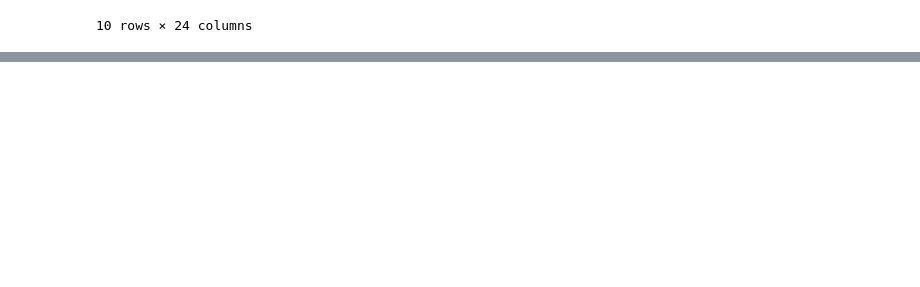
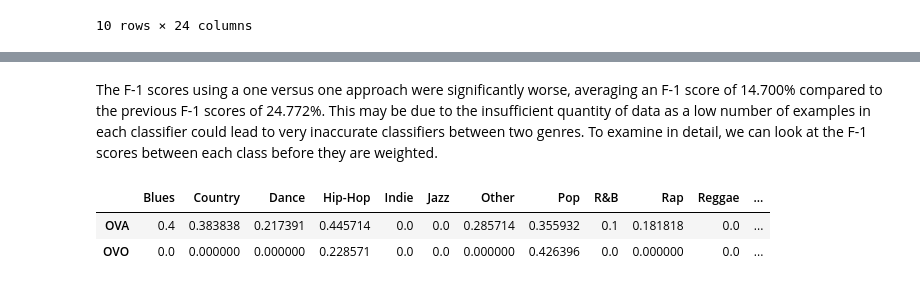
Before and after one commit to Mabanta/CMSC422_Final, a Jupyter notebook: 422final.ipynb, the cells around one changed output, grey strips where cells are left out. Cells and saved outputs as stored; diff of their text form; code cells hidden in the pictures; blank space fills up the shorter version.

```diff
--- a/422final.ipynb
+++ b/422final.ipynb
@@ -52,5 +55,11 @@ import re
 # %%
-
+# Import libraries for data collection
+import pandas as pd
+import requests as rq
+from bs4 import BeautifulSoup as bs
+import datetime as dt
+import re
+SCRAPING = False
 
 # Returns a formatted string from a datetime to use when scraping Billboard charts
 def format_datetime(datetime):
@@ -104,12 +113,13 @@ def scrape_billboard(start_date, end_date, page):
     # Return a dataframe from the info_list
     return pd.DataFrame(info_list)
 
-# Scrape hot-100 data from 01-01-2000 to today
-billboard_data = scrape_billboard(dt.date(2000, 1, 1), dt.date.today(), "charts/hot-100/")
-# Track the first and last week a track enters the hot-100 charts instead of each week that the data is in the hot-100
-billboard_data.insert(5, "First_Week", billboard_data['Week'], False)
-billboard_data.insert(6, "Last_Week", billboard_data['Week'], False)
-billboard_data.drop(columns=['Week'], inplace=True)
+if SCRAPING:
+    # Scrape hot-100 data from 01-01-2000 to today
+    billboard_data = scrape_billboard(dt.date(2022, 1, 1), dt.date.today(), "charts/hot-100/")
+    # Track the first and last week a track enters the hot-100 charts instead of each week that the data is in the hot-100
+    billboard_data.insert(5, "First_Week", billboard_data['Week'], False)
+    billboard_data.insert(6, "Last_Week", billboard_data['Week'], False)
+    billboard_data.drop(columns=['Week'], inplace=True)
 
-# Export to a csv to save time in subsequent calls
-billboard_data.to_csv("csv/billboard_data_2000_Today.csv")
+    # Export to a csv to save time in subsequent calls
+    billboard_data.to_csv("csv/billboard_data_2022.csv")
@@ -565,0 +649,13 @@ from sklearn.linear_model import LogisticRegression
+# %% [markdown]
+The F-1 scores using a one versus one approach were significantly worse, averaging an F-1 score of 14.700% compared to the previous F-1 scores of 24.772%. This may be due to the insufficient quantity of data as a low number of examples in each classifier could lead to very inaccurate classifiers between two genres. To examine in detail, we can look at the F-1 scores between each class before they are weighted.
+# %%
+train_x, train_y, test_x, test_y = prepare_data(df)
+OVA_train_f1, OVA_test_f1 = fit_OVA(train_x, train_y, test_x, test_y, avg=None, disp_classes=False)
+OVO_train_f1, OVO_test_f1 = fit_OVO(train_x, train_y, test_x, test_y, avg=None, disp_classes=False)
+d = np.array([OVA_train_f1, OVO_train_f1])
+df_f1 = pd.DataFrame(data=d, index=['OVA', 'OVO'], columns=['Blues', 'Country', 'Dance', 'Hip-Hop', 'Indie', 'Jazz', 'Other', 'Pop', 'R&B', 'Rap', 'Reggae', 'Rock'])
+df_f1
+# %% [output]
+|  | Blues | Country | Dance | Hip-Hop | Indie | Jazz | Other | Pop | R&B | Rap | Reggae | ... |
+| OVA | 0.4 | 0.383838 | 0.217391 | 0.445714 | 0.0 | 0.0 | 0.285714 | 0.355932 | 0.1 | 0.181818 | 0.0 | ... |
+| OVO | 0.0 | 0.000000 | 0.000000 | 0.228571 | 0.0 | 0.0 | 0.000000 | 0.426396 | 0.0 | 0.000000 | 0.0 | ... |
```
Also changed, not shown: parts of 38 cells of this notebook, 1 other file.
